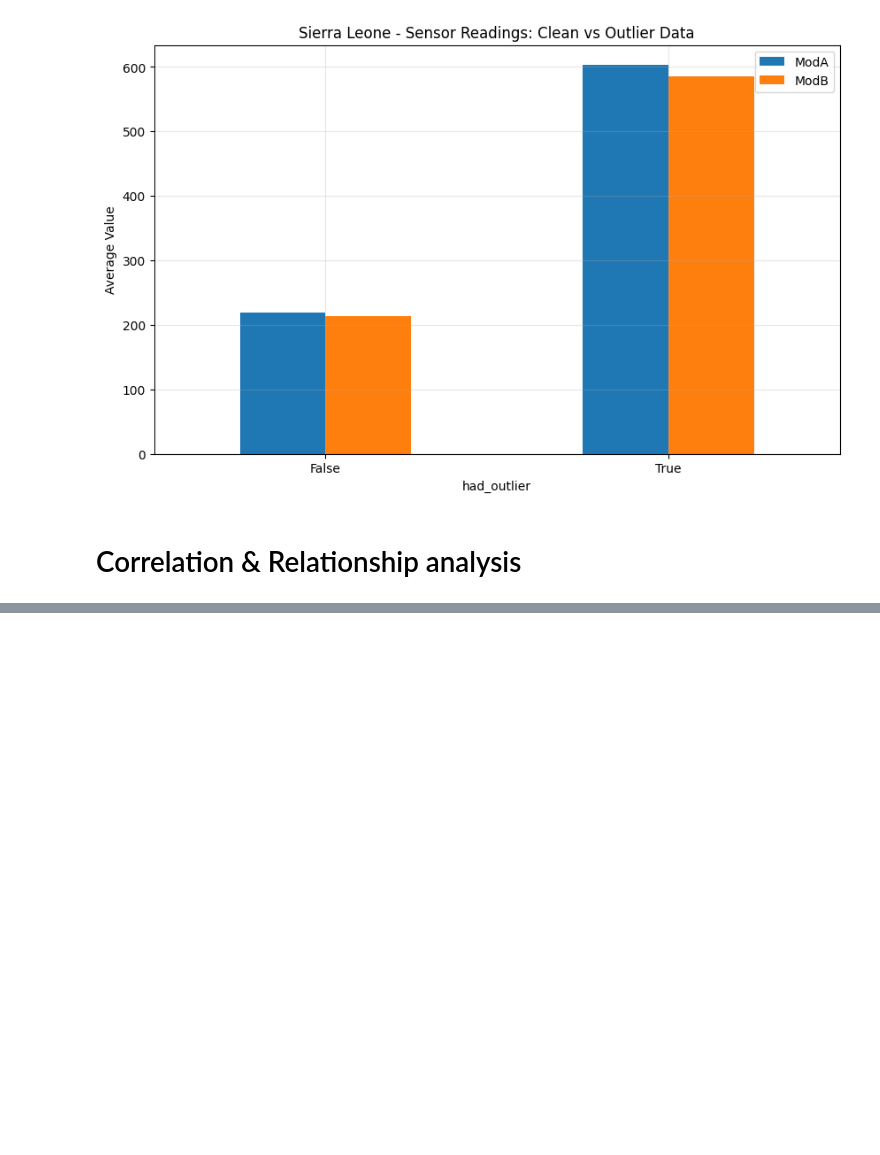
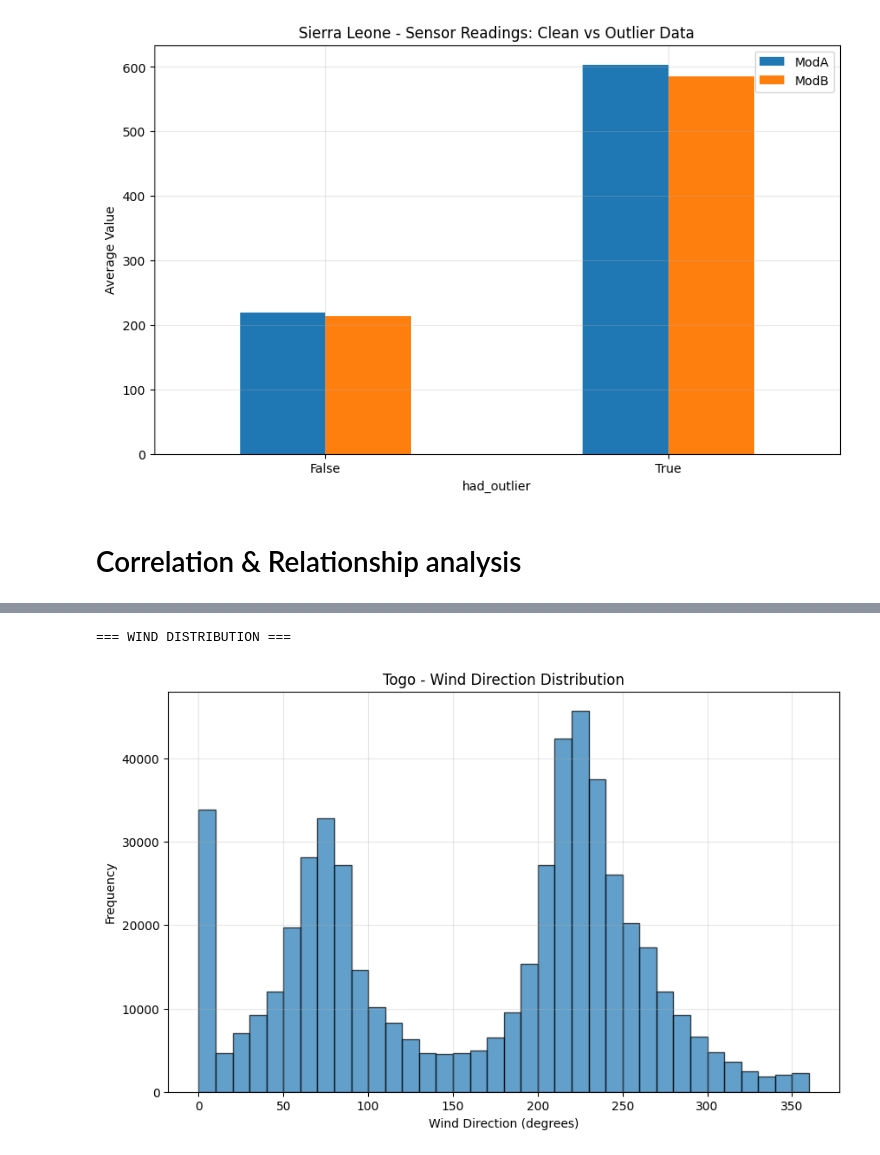
Before and after one commit to Avicci-b/Solar-Challenge-week0, a Jupyter notebook: notebooks/togo_eda.ipynb, the cells around one changed output, grey strips where cells are left out. Cells and saved outputs as stored; diff of their text form; code cells hidden in the pictures; blank space fills up the shorter version.

```diff
--- a/notebooks/togo_eda.ipynb
+++ b/notebooks/togo_eda.ipynb
@@ -506,16 +530,21 @@ if 'RH' in df_clean.columns:
 # %%
 ## Wind Distribution Analysis
 print("=== WIND DISTRIBUTION ===")
 
 if 'WS' in df_clean.columns and 'WD' in df_clean.columns:
     # Simple wind direction histogram
     plt.figure(figsize=(10, 6))
     plt.hist(df_clean['WD'].dropna(), bins=36, alpha=0.7, edgecolor='black')
     plt.xlabel('Wind Direction (degrees)')
     plt.ylabel('Frequency')
-    plt.title('Wind Direction Distribution')
+    plt.title('Togo - Wind Direction Distribution')
     plt.grid(True, alpha=0.3)
     plt.show()
+else:
+    print("Wind data (WS or WD) not available for distribution analysis")
+# %% [output]
+=== WIND DISTRIBUTION ===
+[figure, added]
 # %%
 ## Variable Distributions
 print("=== VARIABLE DISTRIBUTIONS ===")
```
Also changed, not shown: parts of 17 cells of this notebook, 2 other files.
